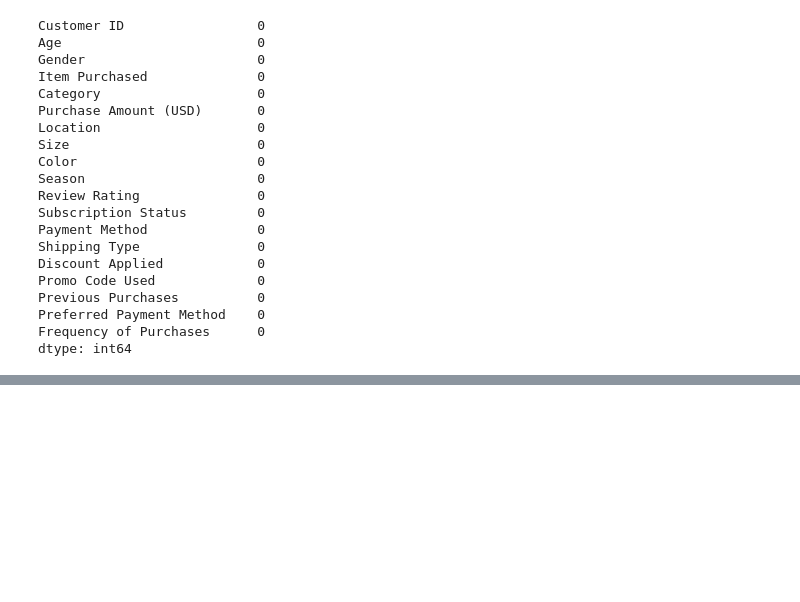
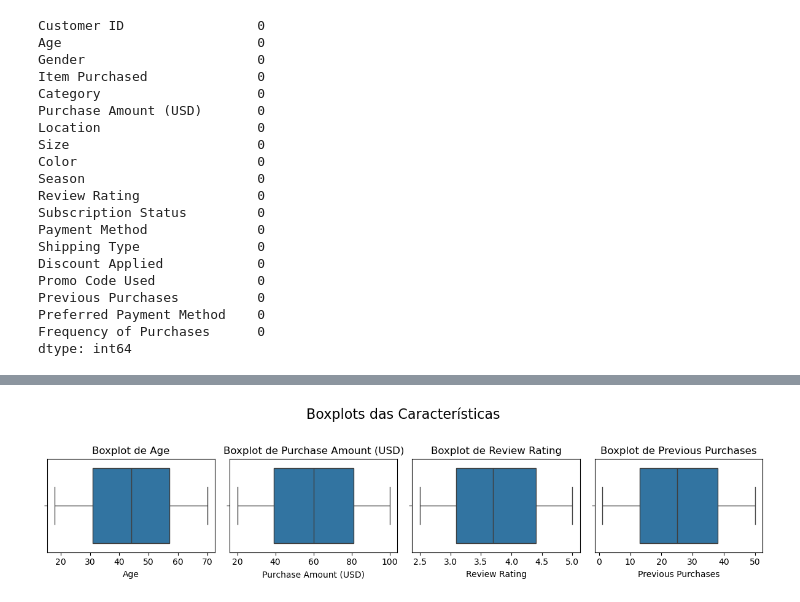
Before and after one commit to RodrigoD4v/consumidor_compra_EDA, a Jupyter notebook: notebooks/consumidor_compra_EDA.ipynb, the cells around one changed output, grey strips where cells are left out. Drawn from its saved outputs; the diff is of its cells as text; code cells hidden in the pictures; blank space fills up the shorter version.

```diff
--- a/notebooks/consumidor_compra_EDA.ipynb
+++ b/notebooks/consumidor_compra_EDA.ipynb
@@ -95,0 +121,17 @@ dtype: int64
+# %%
+def visualizacao_outlier(df):
+  num_cols = len(df.columns)
+  fig, axes = plt.subplots(1, num_cols, figsize=(3 * num_cols, 3))
+  fig.suptitle("Boxplots das Características", fontsize=16)
+
+  for i, col in enumerate(df.columns):
+      sns.boxplot(x=df[col], ax=axes[i])
+      axes[i].set_title(f'Boxplot de {col}')
+
+  plt.tight_layout()
+  plt.subplots_adjust(top=0.70)  # Deixe um espaço entre o título e os gráficos
+  plt.show()
+# %%
+visualizacao_outlier(numeric_cols)
+# %% [output]
+[figure, added]
```
Also changed, not shown: parts of 3 cells of this notebook.
